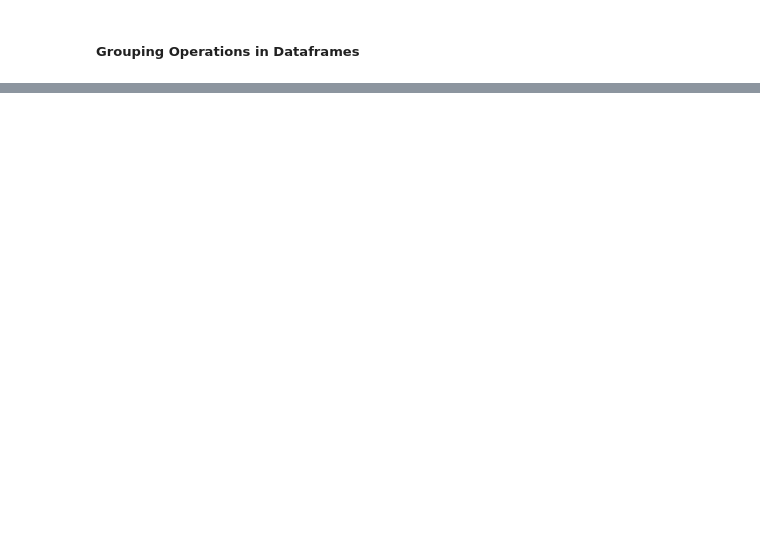
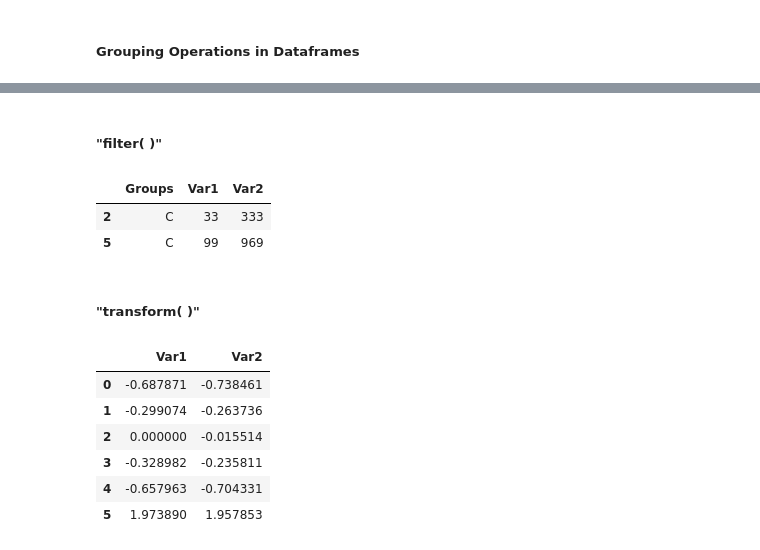
Before and after one commit to SparrowHere/Python-Self-Study-Notebook, a Jupyter notebook: Python Programming Basics.ipynb, the cells around one changed output, grey strips where cells are left out. Saved outputs shown, nothing was run; the diff lists cells and outputs as text; code cells hidden in the pictures; blank space fills up the shorter version.

```diff
--- a/Python Programming Basics.ipynb
+++ b/Python Programming Basics.ipynb
@@ -4673,0 +4714,29 @@ Name: distance, dtype: float64
+# %% [markdown]
+##### "filter( )"
+# %%
+# In some occasions, we need to filter the data from a dataset. Most of the time, filtering is quite complex so because of that reason we define a function for filtering.
+
+def filter_func(x):
+    return x["Var1"].std() > 9
+
+# With this method, we can filter any dataframe with more control over the filering.
+df.groupby("Groups").filter(filter_func)
+# %% [output]
+|  | Groups | Var1 | Var2 |
+| 2 | C | 33 | 333 |
+| 5 | C | 99 | 969 |
+# %% [markdown]
+##### "transform( )"
+# %%
+# We can transform any dataframe with the user-defined conditions (it's more practical to use if conditions are complex).
+df_drop_str = df.iloc[:, 1:3]
+# Get rid of the string categories. If don't, an error will be raised.
+df_drop_str.transform(lambda x: (x - x.mean()) / x.std())
+# %% [output]
+|  | Var1 | Var2 |
+| 0 | -0.687871 | -0.738461 |
+| 1 | -0.299074 | -0.263736 |
+| 2 | 0.000000 | -0.015514 |
+| 3 | -0.328982 | -0.235811 |
+| 4 | -0.657963 | -0.704331 |
+| 5 | 1.973890 | 1.957853 |
```
Also changed, not shown: parts of 9 cells of this notebook, 1 other file.
